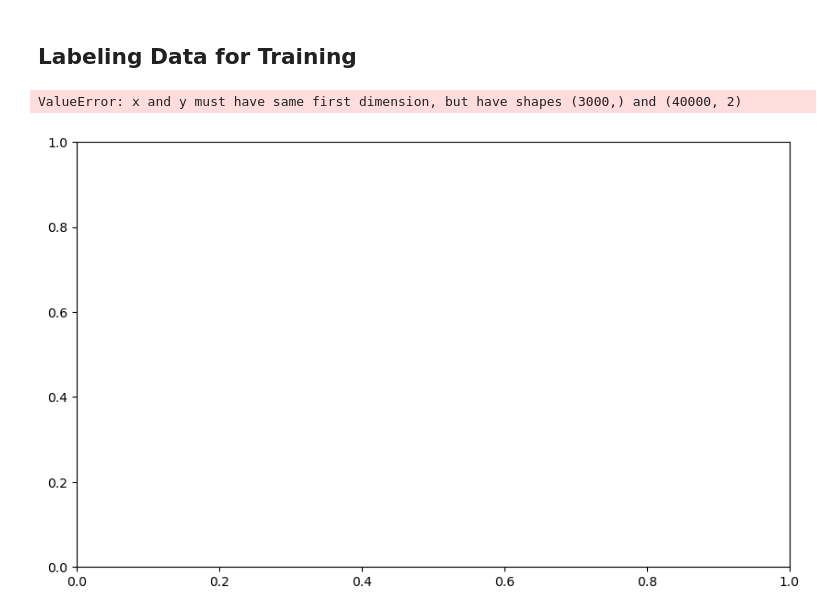
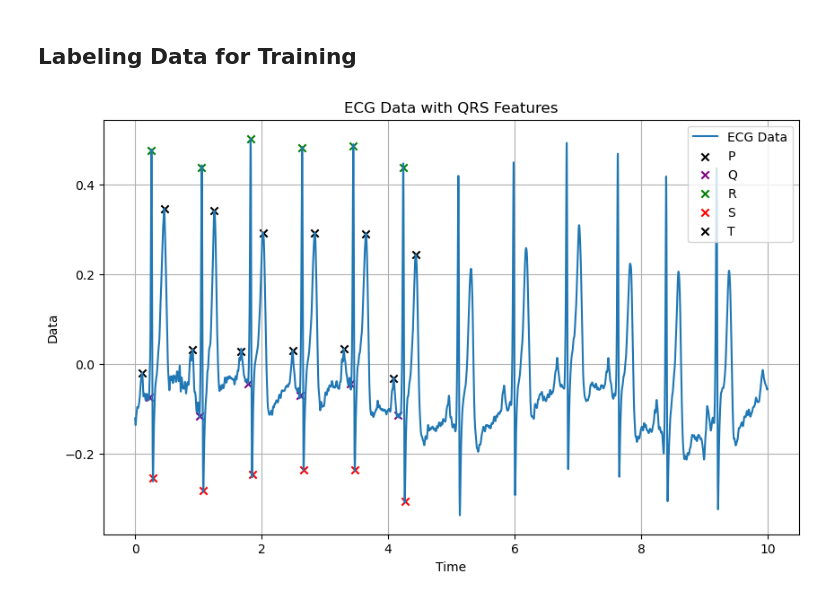
Before and after one commit to Joas329/QRS-Complex-Dection-Algoirthm, a Jupyter notebook: main.ipynb, the cells around one changed output. Drawn from its saved outputs; the diff is of its cells as text; code cells hidden in the pictures.

```diff
--- a/main.ipynb
+++ b/main.ipynb
@@ -10,6 +10,8 @@ import matplotlib.pyplot as plt
 
 # Load the dataset with comma as delimiter
 df = pd.read_csv("lab5_Philco-L05.txt", delimiter=",")
+
+df = df[:40000]
 
 
 # # Plot the data
@@ -158,17 +160,20 @@ rate_of_change_df = pd.DataFrame({'Rate_of_change': y_data})
 # Concatenate the rate of change DataFrame with the original dataset
 df = pd.concat([df, rate_of_change_df], axis=1)
 
-df.head()
-
 # Find the QRS Complexes thorugh rate of change
 [qrs_x, qrs_y_binary, qrs_y] = qrs_detection(x_data, y_data)
 
-# Add a column to the dataset
-qrs_df_binary = pd.DataFrame({'QRS_detected': qrs_y_binary})
+# QRS Binary data frame
+qrs_df_binary = pd.DataFrame({'QRS_detected_binary': qrs_y_binary})
 
-# Add it to the dataset
+# QRS Value dataframe
+# qrs_df = pd.DataFrame({'QRS_detected_value': qrs_y})
+
+# Add them to the dataset
 df = pd.concat([df, qrs_df_binary], axis=1)
+# df = pd.concat([df, qrs_df], axis=1)
 
 df.head()
+df.info()
 # %% [output]
 [figure]
@@ -185,43 +255,51 @@ df.head()
 import numpy as np
 from scipy.signal import find_peaks
 
+time = df.iloc[:, 0]
 
-p_indices = [110, 910, 1670, 2490]
-q_indices = [219, 1018, 1785, 2605]
-r_indices = [257, 1052, 1825, 2641]
-s_indices = [284, 1079, 1851, 2663]
-t_indices = [460, 1250, 2020, 2840]
+# Get the Channel data
+data = df.iloc[:, 1]
+
+time_subset = time[:10000]
+
+df_subset = data[:10000]
+
+
+p_indices = [110, 910, 1670, 2490, 3300, 4085]
+q_indices = [219, 1018, 1785, 2605, 3400, 4160]
+r_indices = [257, 1052, 1825, 2641, 3450, 4238]
+s_indices = [284, 1079, 1851, 2663, 3474, 4265]
+t_indices = [460, 1250, 2020, 2840, 3650, 4436]
 
 # Plot the ECG signal
 plt.figure(figsize=(10, 6))
 plt.plot(time_subset, df_subset, label='ECG Data')
 plt.xlabel('Time')
 plt.ylabel('Data')
 plt.title('ECG Data from Joaquin Philco')
 plt.grid(True)
 
 
 # Marking P Features
 plt.scatter(time_subset[p_indices], df_subset[p_indices], color='black', marker='x', label='P')
 
 # Marking Q Features
 plt.scatter(time_subset[q_indices], df_subset[q_indices], color='purple', marker='x', label='Q')
 
 # Marking R Features
 plt.scatter(time_subset[r_indices], df_subset[r_indices], color='green', marker='x', label='R')
 
 # Marking S Features
 plt.scatter(time_subset[s_indices], df_subset[s_indices], color='red', marker='x', label='S')
 
 # Marking T Features
-plt.scatter(time_subset[t_indices], df_subset[t_indices], color='black', marker='x', label='S')
+plt.scatter(time_subset[t_indices], df_subset[t_indices], color='black', marker='x', label='T')
 
 plt.xlabel('Time')
 plt.ylabel('Data')
 plt.title('ECG Data with QRS Features')
 plt.legend()
 plt.grid(True)
 plt.show()
 # %% [output]
-ValueError: x and y must have same first dimension, but have shapes (3000,) and (40000, 2)
-[figure, old version]
+[figure, new version]
```
Also changed, not shown: parts of 6 cells of this notebook.
